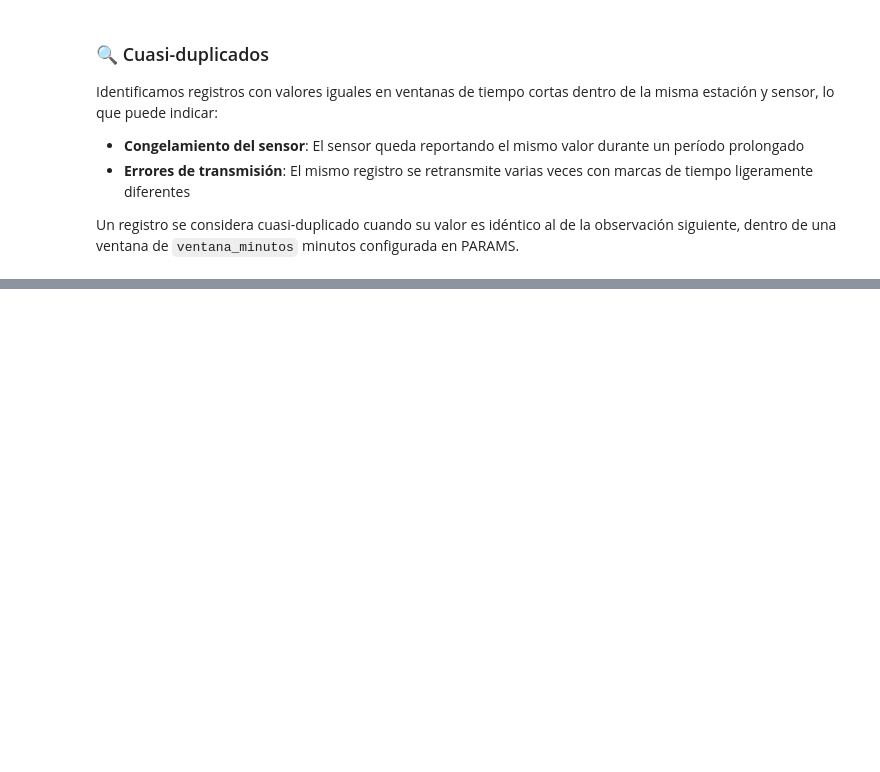
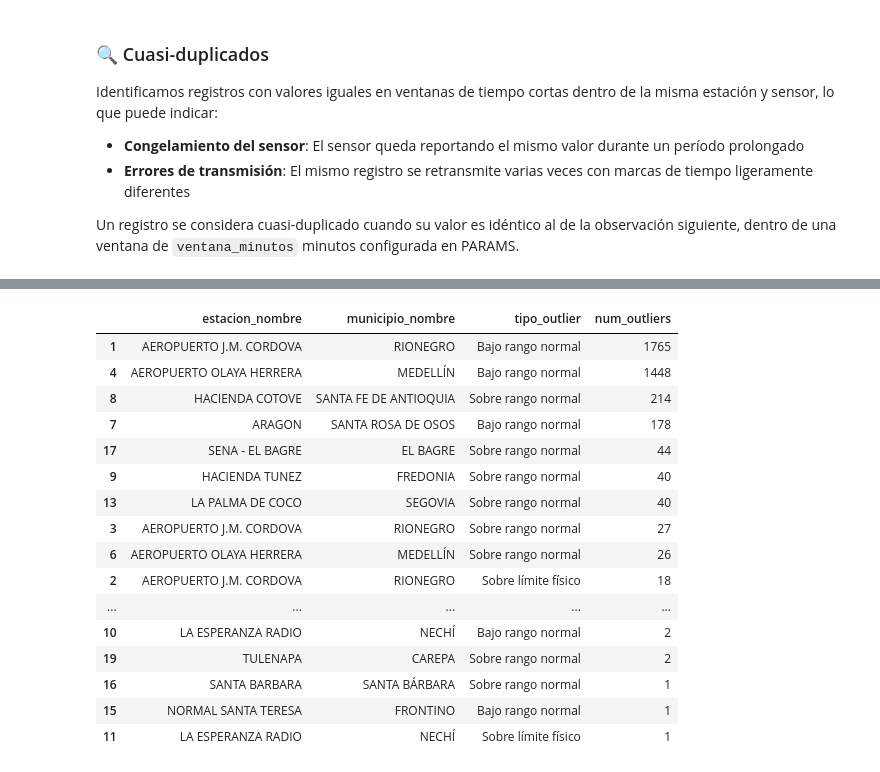
Before and after one commit to jdrodas/TemperaturaAntioquiaTSDBS, a Jupyter notebook: eda/eda_temperatura_antioquia.ipynb, the cells around one changed output, grey strips where cells are left out. Saved outputs shown, nothing was run; the diff lists cells and outputs as text; code cells hidden in the pictures; blank space fills up the shorter version.

```diff
--- a/eda/eda_temperatura_antioquia.ipynb
+++ b/eda/eda_temperatura_antioquia.ipynb
@@ -1116,0 +1199,66 @@ if df_cuasi_duplicados is not None:
+# %%
+query_outliers_fisicos = f"""
+SELECT
+    geo.estacion_nombre,
+    geo.municipio_nombre,
+    geo.zona_nombre,
+    o.fecha,
+    ROUND(o.valor::numeric, 2) temperatura,
+    CASE
+        WHEN o.valor < {PARAMS['temp_min_absoluta']}
+            THEN 'Bajo límite físico'
+        WHEN o.valor > {PARAMS['temp_max_absoluta']}
+            THEN 'Sobre límite físico'
+        WHEN o.valor < {PARAMS['temp_min_normal']}
+            THEN 'Bajo rango normal'
+        WHEN o.valor > {PARAMS['temp_max_normal']}
+            THEN 'Sobre rango normal'
+    END                                                 AS tipo_outlier
+FROM observaciones o
+JOIN mv_inventario_geografico geo ON o.estacion_id = geo.estacion_id
+{build_where(PARAMS, alias='o', operator='WHERE').replace('o.fecha', 'o.fecha')}
+  AND (
+        o.valor < {PARAMS['temp_min_absoluta']}
+     OR o.valor > {PARAMS['temp_max_absoluta']}
+     OR o.valor < {PARAMS['temp_min_normal']}
+     OR o.valor > {PARAMS['temp_max_normal']}
+  )
+ORDER BY geo.estacion_nombre, o.fecha;
+"""
+
+df_outliers_fisicos = ejecutar_query(query_outliers_fisicos, "outliers físicos y rango normal")
+
+if df_outliers_fisicos is not None:
+    print("🚨 OUTLIERS POR LÍMITES FÍSICOS Y RANGO NORMAL")
+    print(f"   Límites físicos  : [{PARAMS['temp_min_absoluta']}°C, {PARAMS['temp_max_absoluta']}°C]")
+    print(f"   Rango normal     : [{PARAMS['temp_min_normal']}°C, {PARAMS['temp_max_normal']}°C]")
+    print()
+
+    if len(df_outliers_fisicos) == 0:
+        print("✓ No se encontraron outliers en el período analizado")
+    else:
+        # Resumen por tipo de outlier
+        resumen_tipo = df_outliers_fisicos.groupby('tipo_outlier').agg(
+            num_outliers  = ('temperatura', 'count'),
+            temp_minima   = ('temperatura', 'min'),
+            temp_maxima   = ('temperatura', 'max'),
+            temp_promedio = ('temperatura', 'mean')
+        ).round(2)
+
+        print("  RESUMEN POR TIPO:")
+        display(HTML(resumen_tipo.to_html()))
+
+        # Resumen por estación
+        resumen_estacion = df_outliers_fisicos.groupby(
+            ['estacion_nombre', 'municipio_nombre', 'tipo_outlier']
+        ).agg(
+            num_outliers = ('temperatura', 'count')
+        ).reset_index().sort_values('num_outliers', ascending=False)
+
+        print("\n  RESUMEN POR ESTACIÓN:")
+        display(HTML(resumen_estacion.to_html()))
+
+        print(f"\nESTADÍSTICAS GENERALES:")
+        print(f"  Total outliers detectados     : {len(df_outliers_fisicos):,}")
+        print(f"  Estaciones afectadas          : {df_outliers_fisicos['estacion_nombre'].nunique():,}")
+# %% [output]
@@ -1116,0 +1277,17 @@ if df_cuasi_duplicados is not None:
+|  | estacion_nombre | municipio_nombre | tipo_outlier | num_outliers |
+| 1 | AEROPUERTO J.M. CORDOVA | RIONEGRO | Bajo rango normal | 1765 |
+| 4 | AEROPUERTO OLAYA HERRERA | MEDELLÍN | Bajo rango normal | 1448 |
+| 8 | HACIENDA COTOVE | SANTA FE DE ANTIOQUIA | Sobre rango normal | 214 |
+| 7 | ARAGON | SANTA ROSA DE OSOS | Bajo rango normal | 178 |
+| 17 | SENA - EL BAGRE | EL BAGRE | Sobre rango normal | 44 |
+| 9 | HACIENDA TUNEZ | FREDONIA | Sobre rango normal | 40 |
+| 13 | LA PALMA DE COCO | SEGOVIA | Sobre rango normal | 40 |
+| 3 | AEROPUERTO J.M. CORDOVA | RIONEGRO | Sobre rango normal | 27 |
+| 6 | AEROPUERTO OLAYA HERRERA | MEDELLÍN | Sobre rango normal | 26 |
+| 2 | AEROPUERTO J.M. CORDOVA | RIONEGRO | Sobre límite físico | 18 |
+| ... | ... | ... | ... | ... |
+| 10 | LA ESPERANZA RADIO | NECHÍ | Bajo rango normal | 2 |
+| 19 | TULENAPA | CAREPA | Sobre rango normal | 2 |
+| 16 | SANTA BARBARA | SANTA BÁRBARA | Sobre rango normal | 1 |
+| 15 | NORMAL SANTA TERESA | FRONTINO | Bajo rango normal | 1 |
+| 11 | LA ESPERANZA RADIO | NECHÍ | Sobre límite físico | 1 |
```
Also changed, not shown: parts of 26 cells of this notebook, 1 other file.
